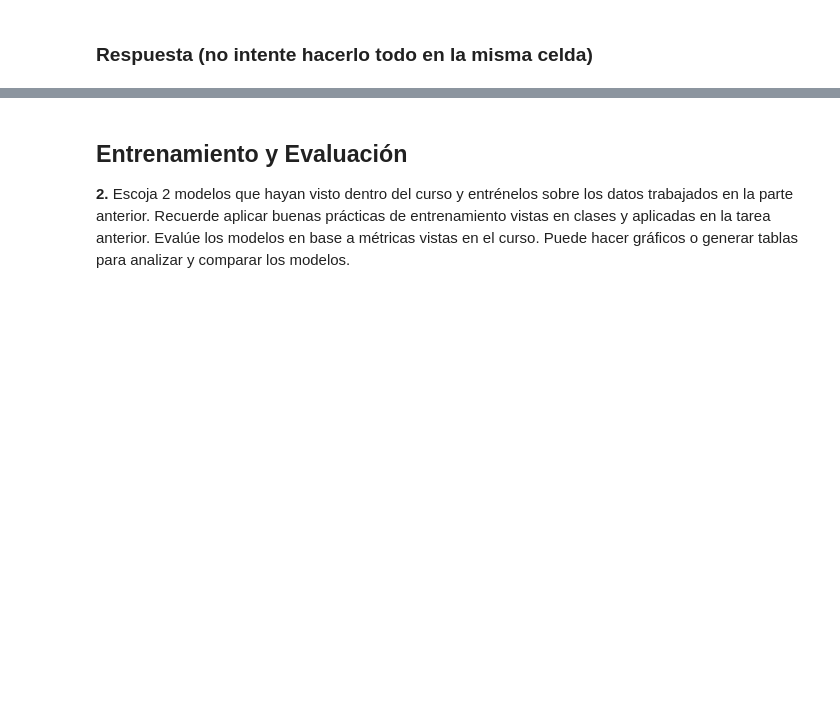
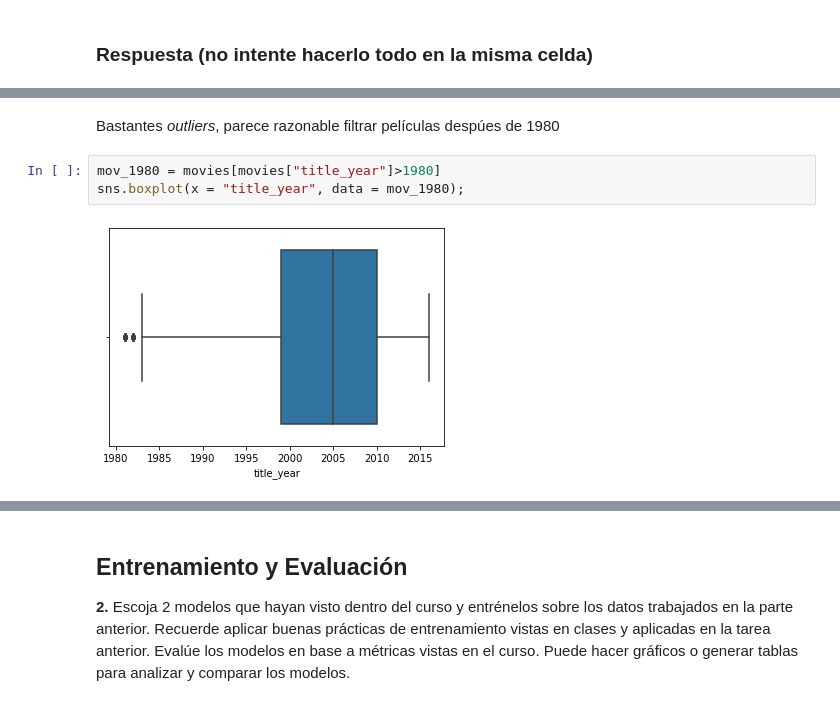
Before and after one commit to SebasUrbina/tarea3_mineria, a Jupyter notebook: Tarea 3.ipynb, the cells around one changed output, grey strips where cells are left out. Cells and saved outputs as stored; diff of their text form; blank space fills up the shorter version.

```diff
--- a/Tarea 3.ipynb
+++ b/Tarea 3.ipynb
@@ -361,0 +461,7 @@ count.to_frame().join(avg_score)
+# %% [markdown]
+Bastantes *outliers*, parece razonable filtrar películas despúes de 1980
+# %%
+mov_1980 = movies[movies["title_year"]>1980]
+sns.boxplot(x = "title_year", data = mov_1980);
+# %% [output]
+[figure, added]
```
Also changed, not shown: parts of 17 cells of this notebook.
